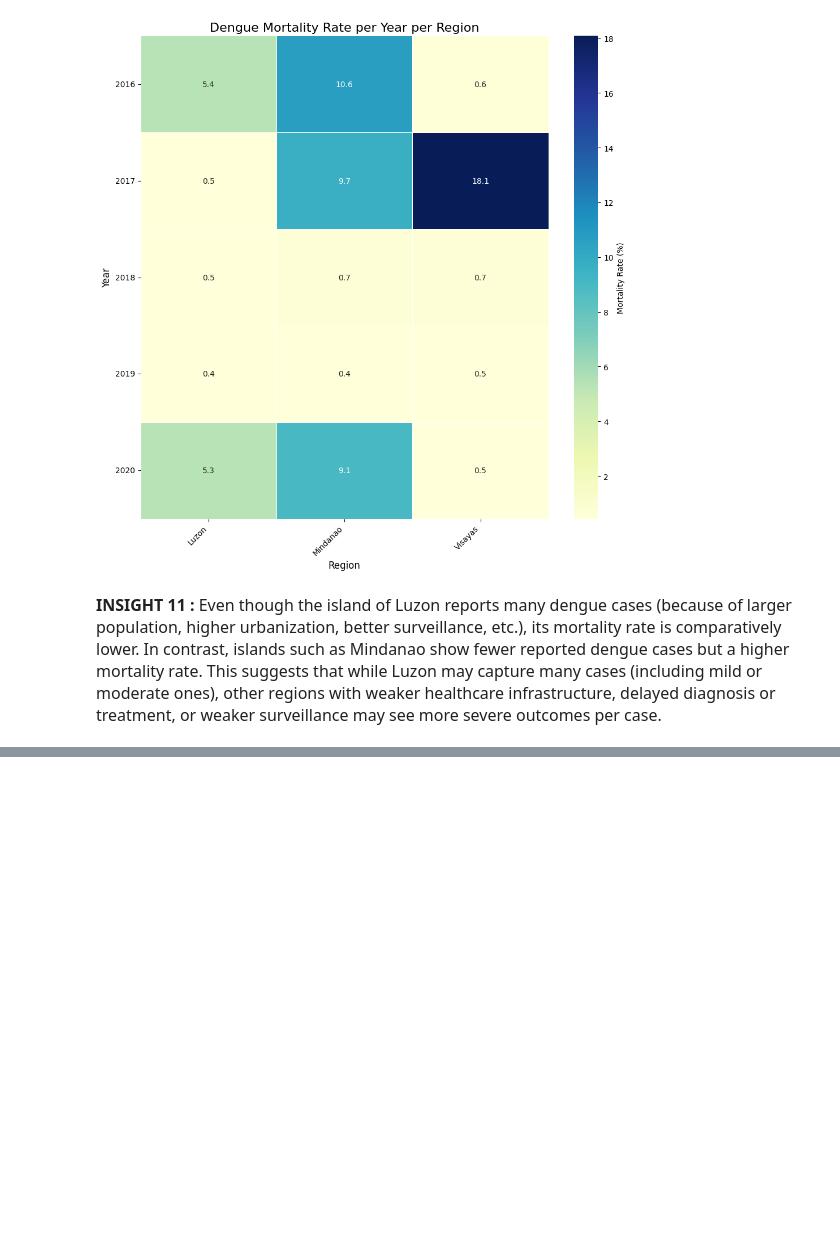
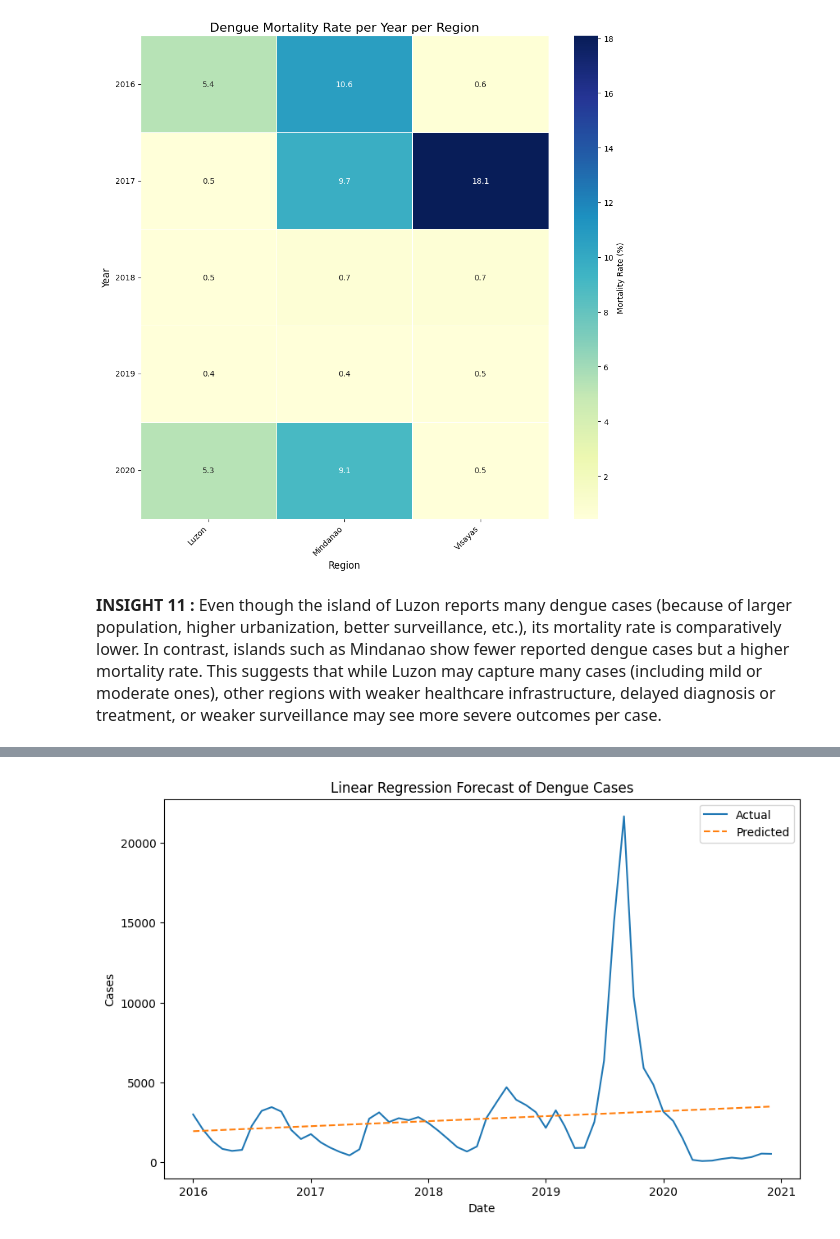
Before and after one commit to jshdnd16/ELEC303-DATA-ANALYTICS-DENADO, a Jupyter notebook: Project3_PH_Dengue.ipynb, the cells around one changed output, grey strips where cells are left out. Drawn from its saved outputs; the diff is of its cells as text; code cells hidden in the pictures; blank space fills up the shorter version.

```diff
--- a/Project3_PH_Dengue.ipynb
+++ b/Project3_PH_Dengue.ipynb
@@ -391,0 +395,12 @@ plt.show()
+# %%
+dengue['Month'] = dengue['Month'].astype('str')
+# %%
+# Combine Month and Year into a Date column
+dengue['Date'] = pd.to_datetime(dengue['Month'] + ' ' + dengue['Year'].astype(str))
+
+# Optional: sort by date
+dengue = dengue.sort_values('Date')
+# %%
+region_df = dengue[dengue['Region'] == 'Region IV-A']
+monthly_cases = region_df.groupby('Date')['Dengue_Cases'].sum().reset_index()
+dengue
@@ -391,0 +421,20 @@ plt.show()
+# %%
+# Convert dates to ordinal for regression
+#monthly_cases['Date_Ordinal'] = monthly_cases['Date'].map(lambda x: x.toordinal())
+#other
+monthly_cases['Date_Ordinal'] = monthly_cases['Date'].map(pd.Timestamp.toordinal)
+
+# Reshape for sklearn
+X = monthly_cases['Date_Ordinal'].values.reshape(-1, 1) #independent variable
+y = monthly_cases['Dengue_Cases'].values   #dependent variable
+
+# Fit model
+model = LinearRegression()
+model.fit(X, y)
+
+# Predict
+monthly_cases['Predicted_Cases'] = model.predict(X)
+
+# Evaluate: R-squared
+r_squared = model.score(X, y)
+print(f"The model explains {r_squared:.1%} of the variation in dengue cases.")
@@ -391,0 +479,11 @@ plt.show()
+# %%
+plt.figure(figsize=(10,6))
+plt.plot(monthly_cases['Date'], monthly_cases['Dengue_Cases'], label='Actual')
+plt.plot(monthly_cases['Date'], monthly_cases['Predicted_Cases'], label='Predicted', linestyle='--')
+plt.legend()
+plt.title('Linear Regression Forecast of Dengue Cases')
+plt.xlabel('Date')
+plt.ylabel('Cases')
+plt.show()
+# %% [output]
+[figure, added]
```
Also changed, not shown: parts of 8 cells of this notebook.
